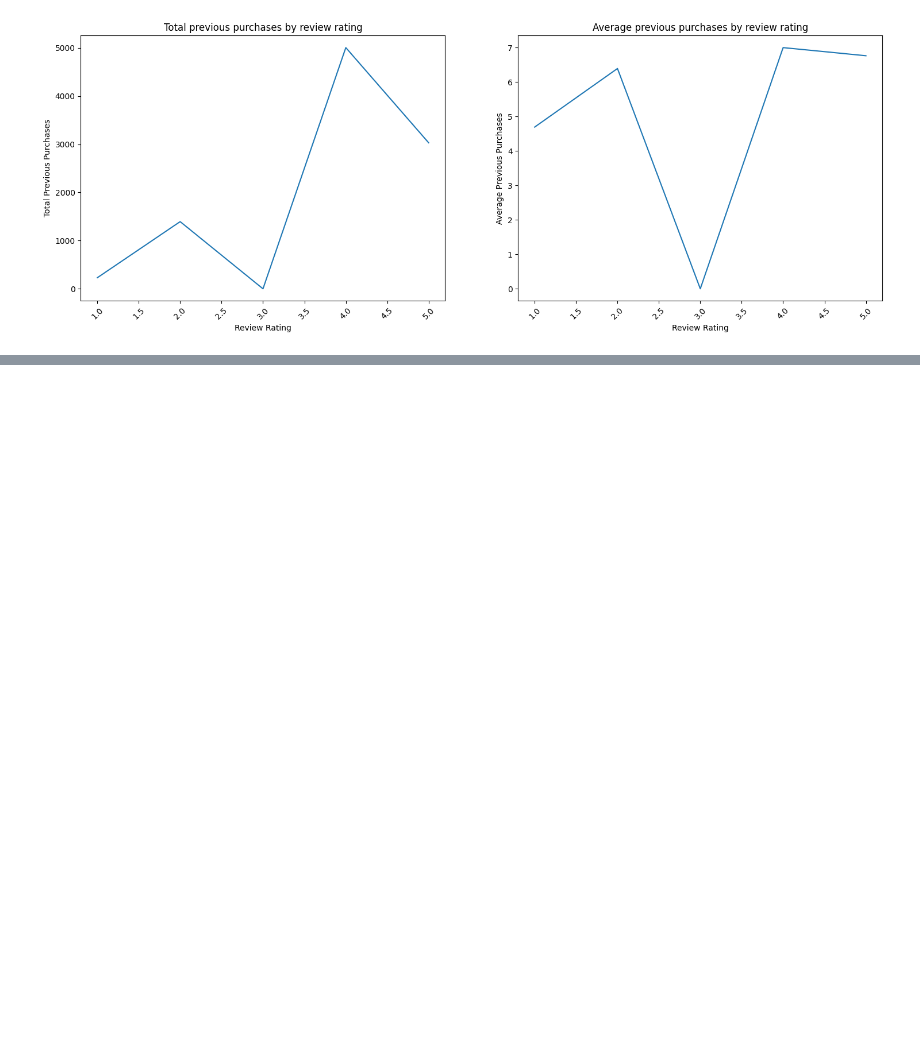
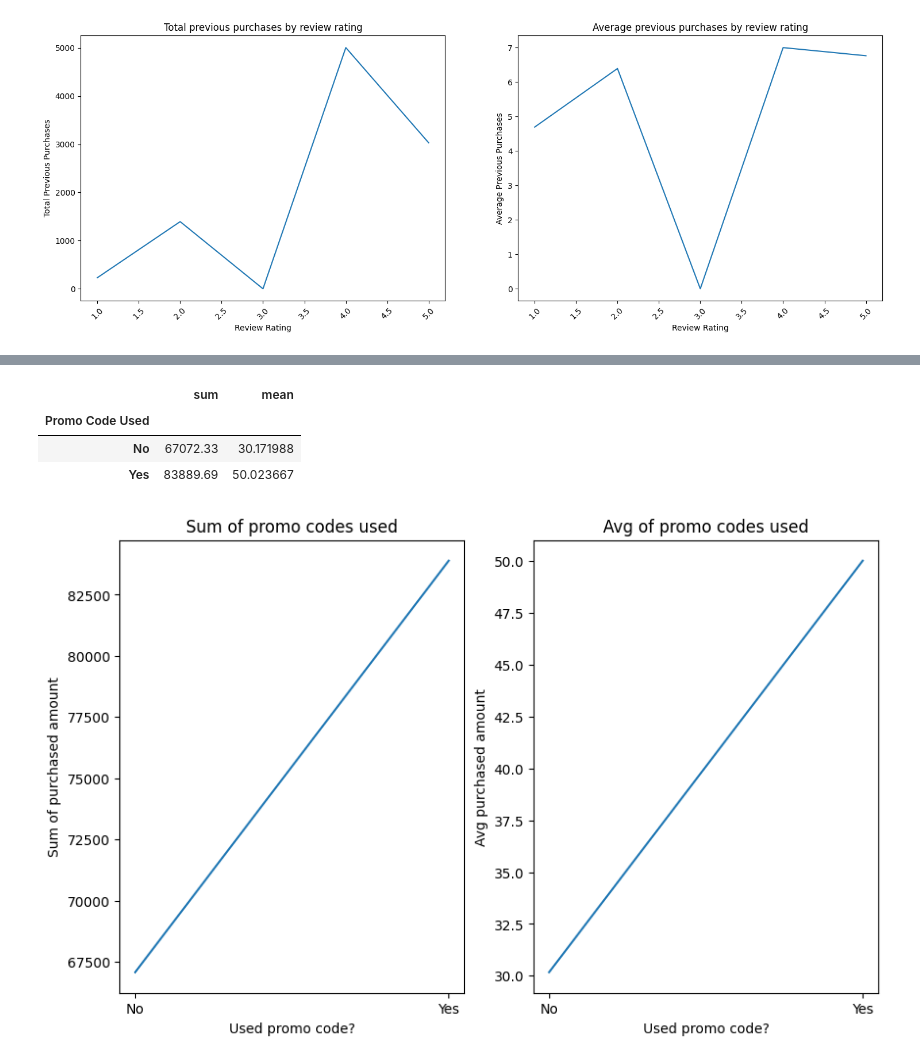
Before and after one commit to Reggie-Amedee-Tech/shopping-behavior, a Jupyter notebook: explore.ipynb, the cells around one changed output, grey strips where cells are left out. Drawn from its saved outputs; the diff is of its cells as text; code cells hidden in the pictures; blank space fills up the shorter version.

```diff
--- a/explore.ipynb
+++ b/explore.ipynb
@@ -230,0 +282,27 @@ plt.show()
+# %%
+promo_codes_used = df[df["Promo Code Used"] == "Yes"]
+promo_codes_used = df.groupby("Promo Code Used")["Purchase Amount (USD)"].agg(["sum", "mean"])
+promo_codes_used
+# %% [output]
+|  | sum | mean |
+| Promo Code Used |  |  |
+| No | 67072.33 | 30.171988 |
+| Yes | 83889.69 | 50.023667 |
+# %%
+fig, ax = plt.subplots(1,2, figsize=(10,6))
+
+ax[0].plot(promo_codes_used['sum'])
+ax[0].set_title("Sum of promo codes used")
+ax[0].set_xlabel("Used promo code?")
+ax[0].set_ylabel("Sum of purchased amount")
+
+
+ax[1].plot(promo_codes_used['mean'])
+ax[1].set_title("Avg of promo codes used")
+ax[1].set_xlabel("Used promo code?")
+ax[1].set_ylabel("Avg purchased amount")
+
+
+plt.show()
+# %% [output]
+[figure, added]
```
Also changed, not shown: parts of 6 cells of this notebook, 1 other file.
